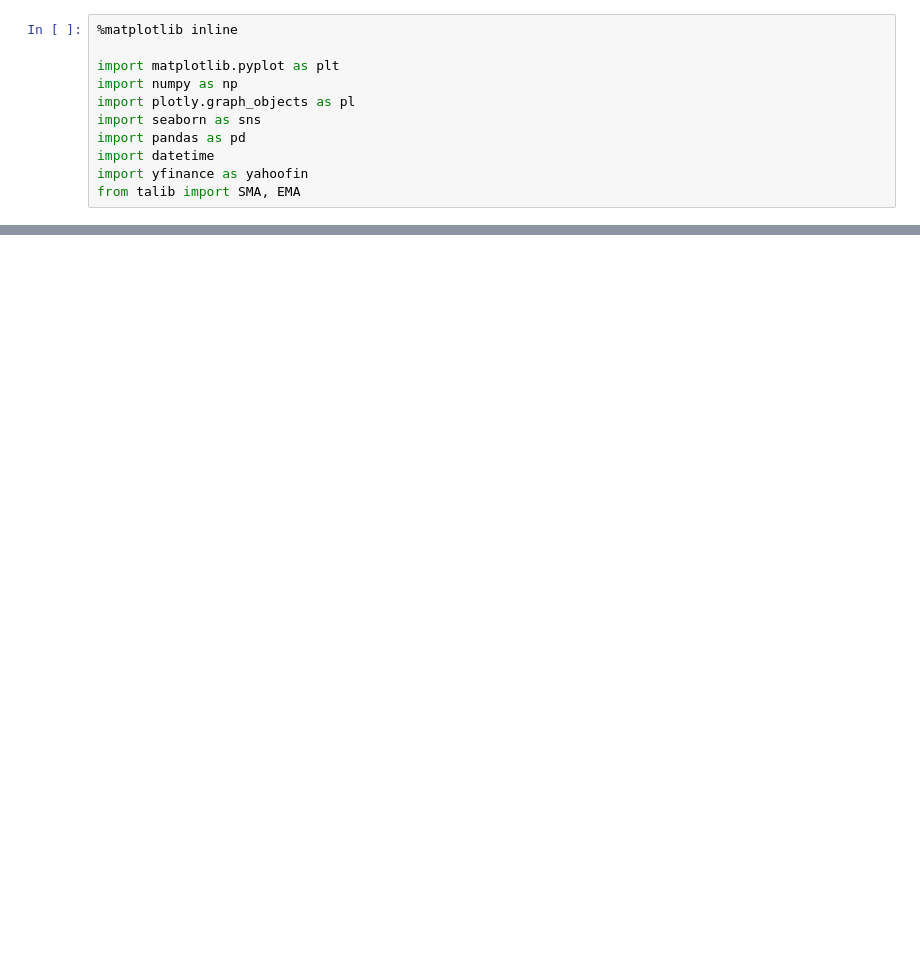
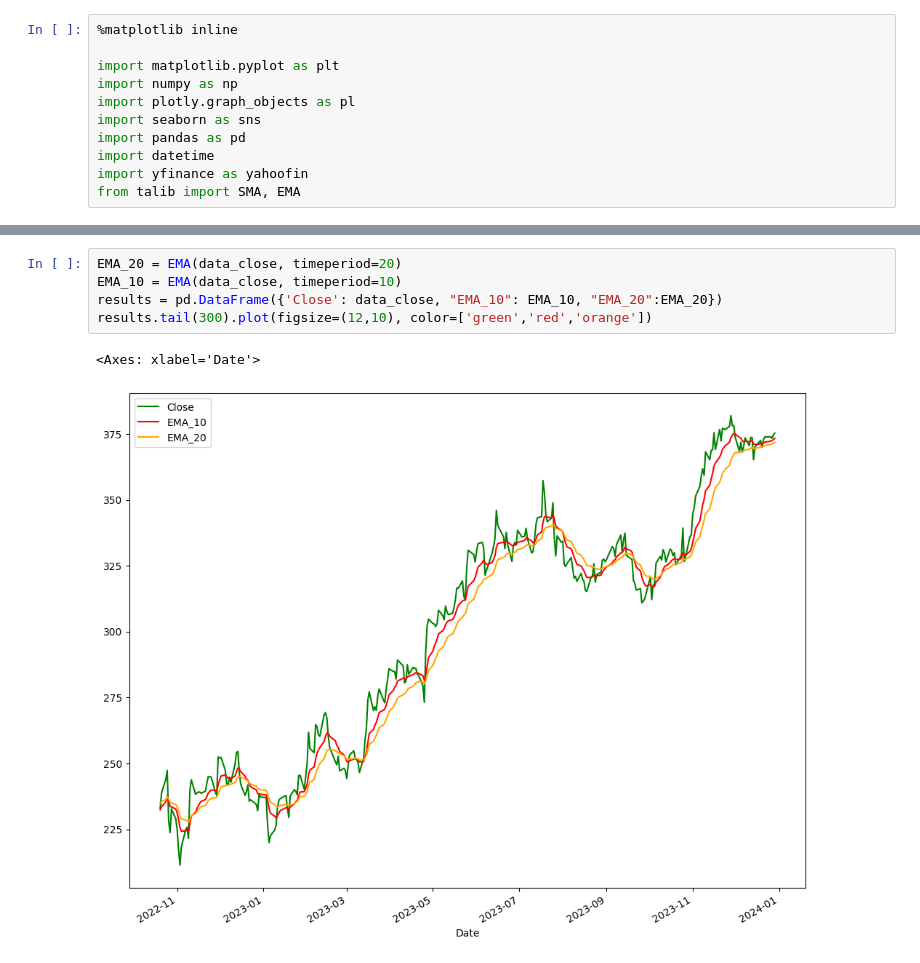
Before and after one commit to KarsonLeperi/QuantFinance, a Jupyter notebook: TA_MovingAverages.ipynb, the cells around one changed output, grey strips where cells are left out. Cells and saved outputs as stored; diff of their text form; blank space fills up the shorter version.

```diff
--- a/TA_MovingAverages.ipynb
+++ b/TA_MovingAverages.ipynb
@@ -79,0 +183,8 @@ print(np.exp(2.5078))
+# %%
+EMA_20 = EMA(data_close, timeperiod=20)
+EMA_10 = EMA(data_close, timeperiod=10)
+results = pd.DataFrame({'Close': data_close, "EMA_10": EMA_10, "EMA_20":EMA_20})
+results.tail(300).plot(figsize=(12,10), color=['green','red','orange'])
+# %% [output]
+<Axes: xlabel='Date'>
+[figure, added]
```
Also changed, not shown: parts of 31 cells of this notebook.
